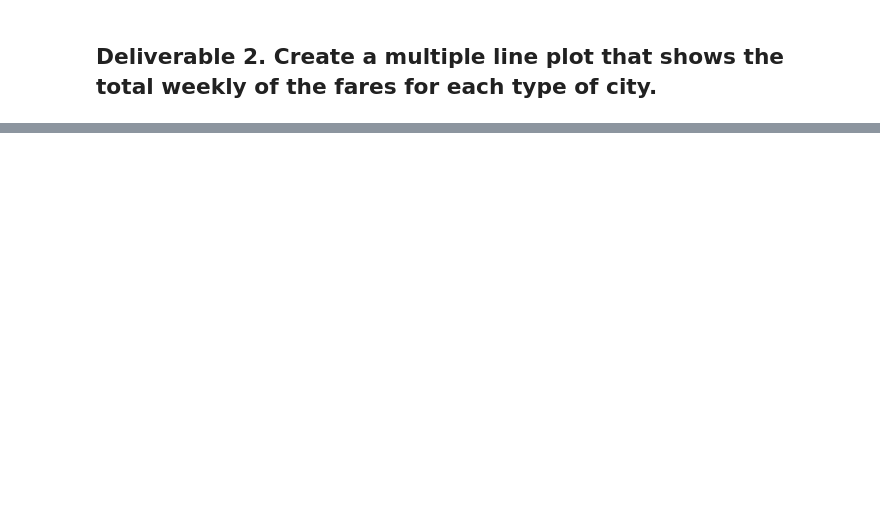
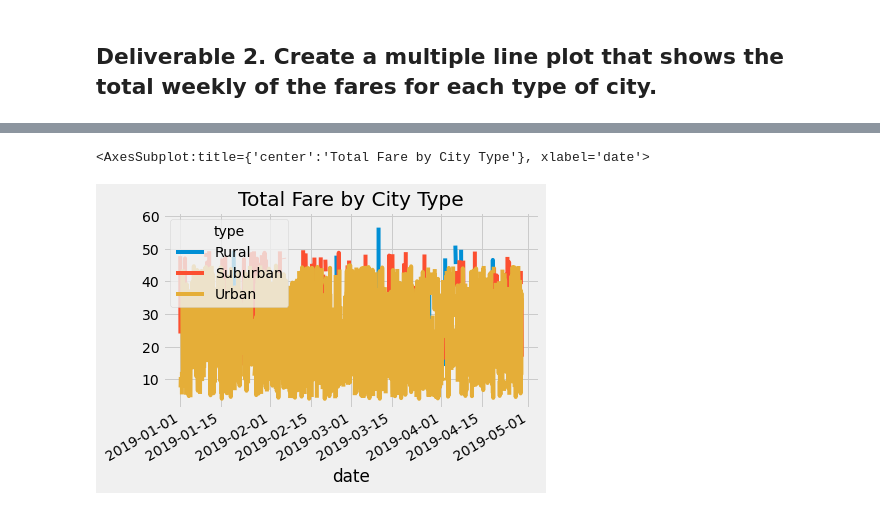
Before and after one commit to AE8994/PyBer_Analysis, a Jupyter notebook: PyBer_Analysis_Final.ipynb, the cells around one changed output, grey strips where cells are left out. Saved outputs shown, nothing was run; the diff lists cells and outputs as text; code cells hidden in the pictures; blank space fills up the shorter version.

```diff
--- a/PyBer_Analysis_Final.ipynb
+++ b/PyBer_Analysis_Final.ipynb
@@ -67,6 +138,9 @@ pyber_summary_df.index.name = None
 # %%
 # 3. Reset the index on the DataFrame you created in #1. This is needed to use the 'pivot()' function.
 # df = df.reset_index()
+pyber_date_df = pyber_date_df.reset_index()
 # %%
 # 4. Create a pivot table with the 'date' as the index, the columns ='type', and values='fare'
 # to get the total fares for each type of city by the date.
+pyber_pivot_df = pyber_date_df.pivot(index = "date", columns = "type", values="fare")
+pyber_pivot_df.head()
@@ -73,2 +155,4 @@ pyber_summary_df.index.name = None
 # %%
 # 5. Create a new DataFrame from the pivot table DataFrame using loc on the given dates, '2019-01-01':'2019-04-29'.
+pyber_fare_pivot_df = pyber_pivot_df.loc["2019-01-01":"2019-04-29"]
+pyber_fare_pivot_df
@@ -75,5 +174,6 @@ pyber_summary_df.index.name = None
 # %%
 # 6. Set the "date" index to datetime datatype. This is necessary to use the resample() method in Step 8.
 # df.index = pd.to_datetime(df.index)
+pyber_fare_pivot_df.index = pd.to_datetime(pyber_fare_pivot_df.index)
 # %%
 # 7. Check that the datatype for the index is datetime using df.info()
@@ -82,7 +211,12 @@ pyber_summary_df.index.name = None
 # %%
 # 8. Using the object-oriented interface method, plot the resample DataFrame using the df.plot() function.
 
 # Import the style from Matplotlib.
 from matplotlib import style
 # Use the graph style fivethirtyeight.
 style.use('fivethirtyeight')
+
+pyber_fare_pivot_df.plot.line(title="Total Fare by City Type")
+# %% [output]
+<AxesSubplot:title={'center':'Total Fare by City Type'}, xlabel='date'>
+[figure, added]
```
Also changed, not shown: parts of 16 cells of this notebook, 1 other file.
